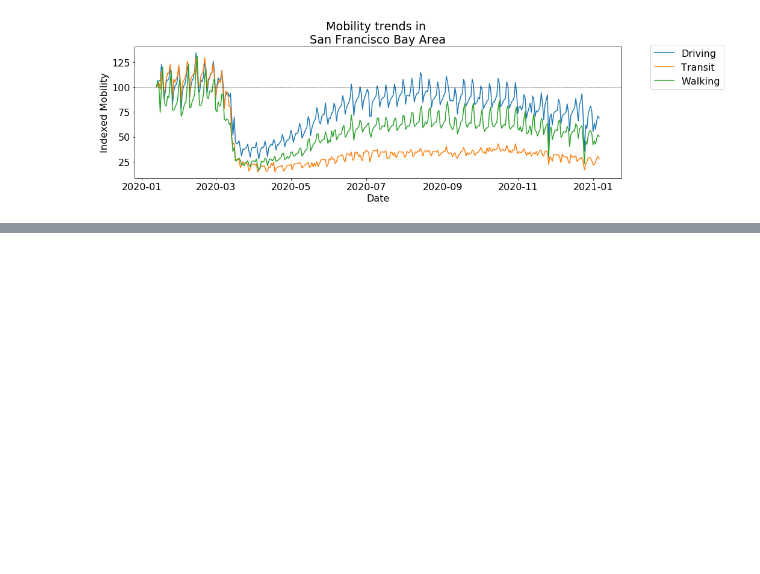
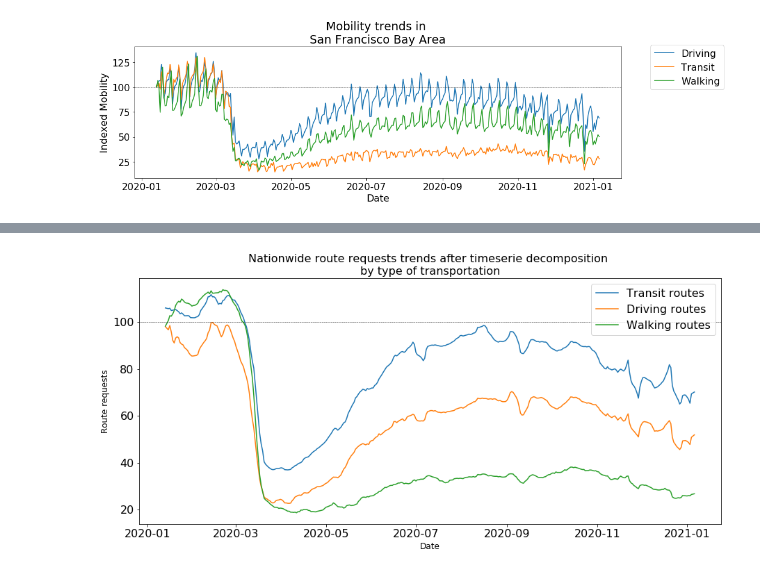
Before and after one commit to Daesparz/DS4A2020_Empowerment, a Jupyter notebook: exploratory_data_analysis/mobility_patterns_by_city.ipynb, the cells around one changed output, grey strips where cells are left out. Saved outputs shown, nothing was run; the diff lists cells and outputs as text; code cells hidden in the pictures; blank space fills up the shorter version.

```diff
--- a/exploratory_data_analysis/mobility_patterns_by_city.ipynb
+++ b/exploratory_data_analysis/mobility_patterns_by_city.ipynb
@@ -189,0 +217,27 @@ _ = plt.title('Mobility trends in \n'+location)
+# %%
+out1 = serie_decomposition(df_apple_sf,
+                    colname='drv',
+                    model='additive',
+                    display=False)
+
+out2 = serie_decomposition(df_apple_sf,
+                    colname='wlk',
+                    model='additive',
+                    display=False)
+
+out3 = serie_decomposition(df_apple_sf,
+                    colname='trn',
+                    model='additive',
+                    display=False)
+# %%
+_ = plt.figure(figsize=(15, 6.5))
+_ = plt.plot(out1.trend, label='Transit routes')
+_ = plt.plot(out2.trend, label='Driving routes')
+_ = plt.plot(out3.trend, label='Walking routes')
+_ = plt.axhline(y=100, color='k', linestyle='--', label='Baseline, January 13th, 2020', lw=0.5)
+_ = plt.title('Nationwide route requests trends after timeserie decomposition \nby type of transportation', size=16)
+_ = plt.xlabel('Date', size=12)
+_ = plt.ylabel('Route requests', size=12)
+_ = plt.legend(('Transit routes', 'Driving routes', 'Walking routes'))
+# %% [output]
+[figure, added]
```
Also changed, not shown: parts of 3 cells of this notebook.
